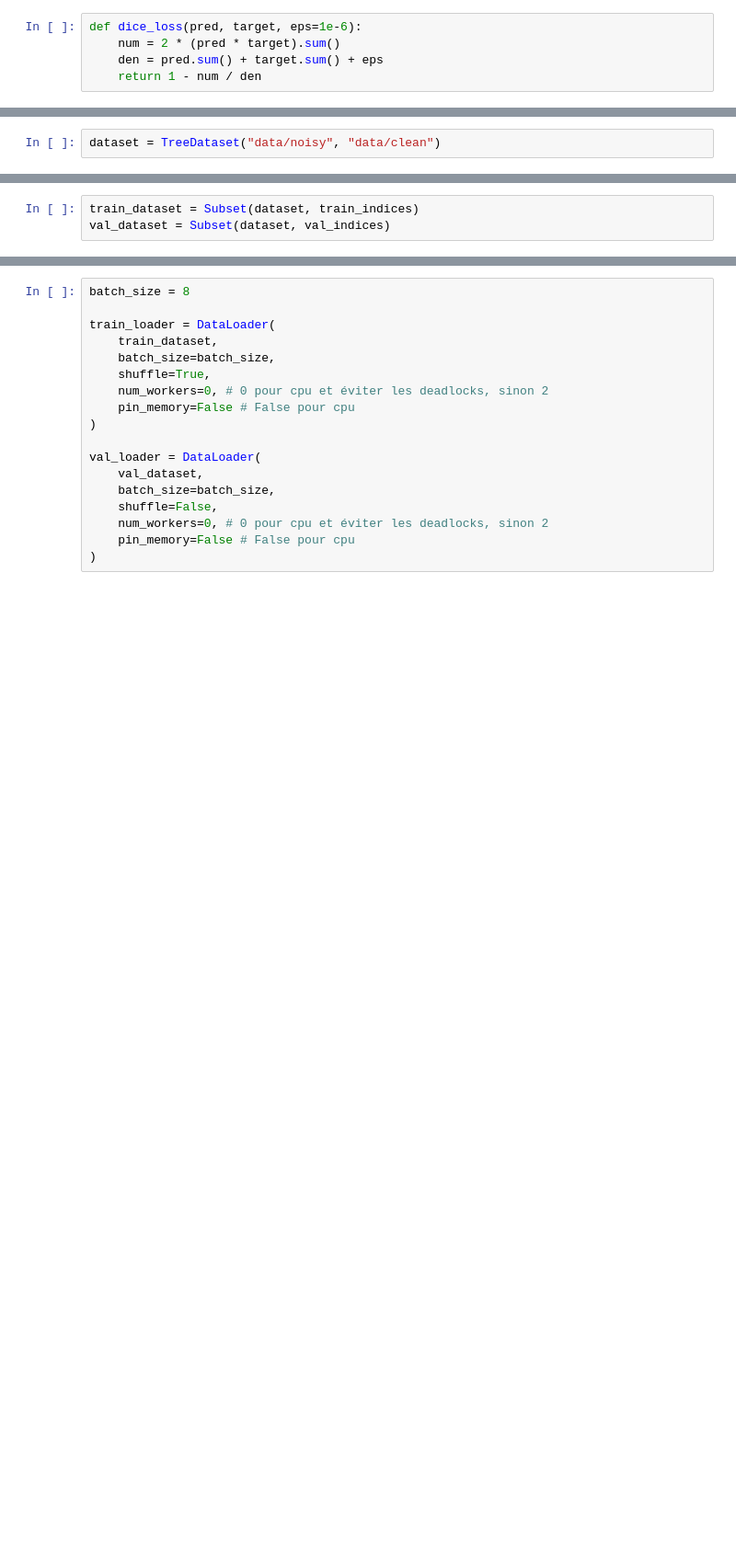
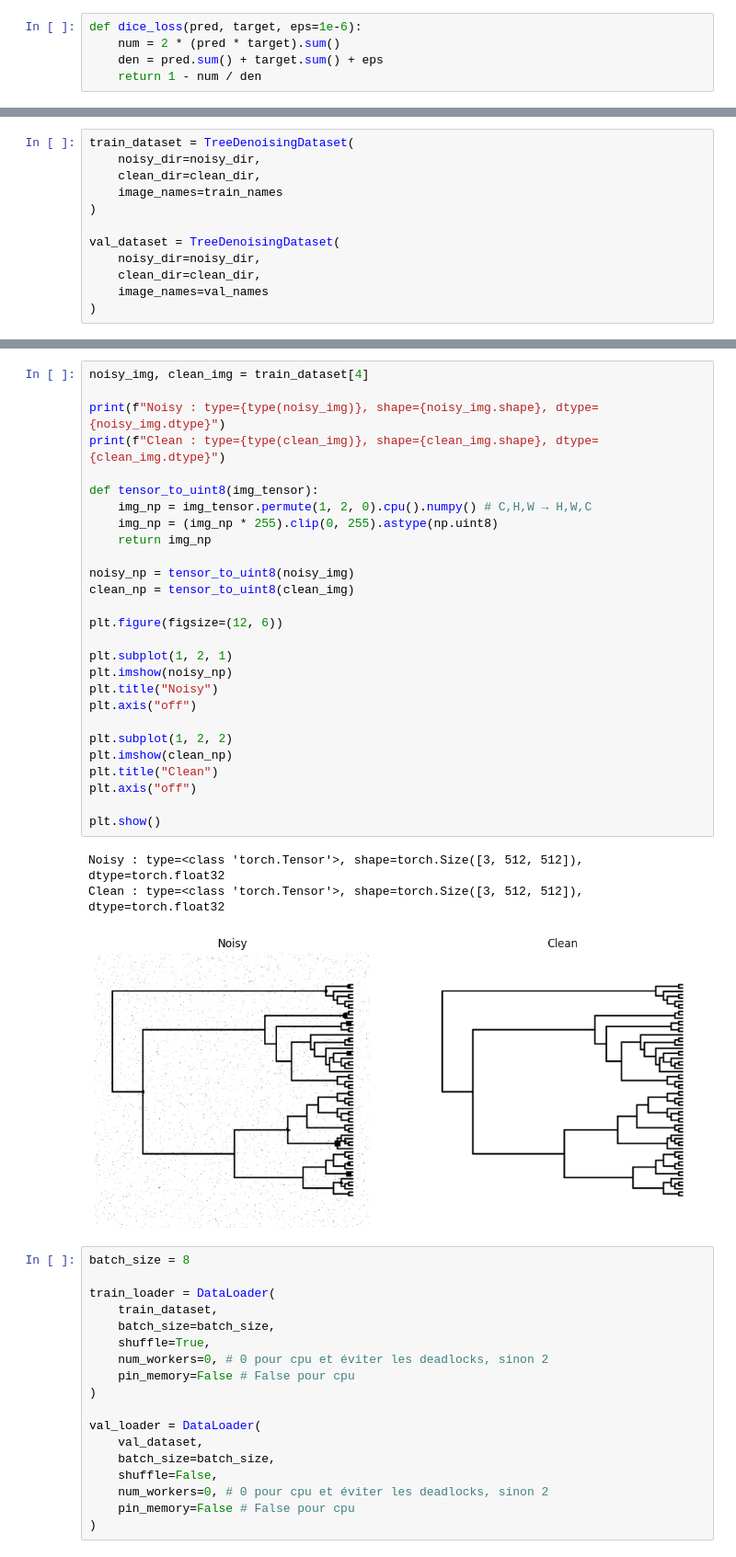
Before and after one commit to BDorian332/ITPT, a Jupyter notebook: dev/_notebooks/label_extraction_paddleocr.ipynb, the cells around one changed output, grey strips where cells are left out. Shown at 92% size. Cells and saved outputs as stored; diff of their text form; blank space fills up the shorter version.

```diff
--- a/dev/_notebooks/label_extraction_paddleocr.ipynb
+++ b/dev/_notebooks/label_extraction_paddleocr.ipynb
@@ -2288,2 +2353,12 @@ def train_model(
 # %%
-dataset = TreeDataset("data/noisy", "data/clean")
+train_dataset = TreeDenoisingDataset(
+    noisy_dir=noisy_dir,
+    clean_dir=clean_dir,
+    image_names=train_names
+)
+
+val_dataset = TreeDenoisingDataset(
+    noisy_dir=noisy_dir,
+    clean_dir=clean_dir,
+    image_names=val_names
+)
@@ -2299,5 +2365,2 @@ train_indices, val_indices = train_test_split(
-# %%
-train_dataset = Subset(dataset, train_indices)
-val_dataset = Subset(dataset, val_indices)
 # %%
 print(f"Train samples: {len(train_dataset)}, Validation samples: {len(val_dataset)}")
@@ -2304,3 +2369,34 @@ print(f"Train samples: {len(train_dataset)}, Validation samples: {len(val_datase
+# %%
+noisy_img, clean_img = train_dataset[4]
+
+print(f"Noisy : type={type(noisy_img)}, shape={noisy_img.shape}, dtype={noisy_img.dtype}")
+print(f"Clean : type={type(clean_img)}, shape={clean_img.shape}, dtype={clean_img.dtype}")
+
+def tensor_to_uint8(img_tensor):
+    img_np = img_tensor.permute(1, 2, 0).cpu().numpy() # C,H,W → H,W,C
+    img_np = (img_np * 255).clip(0, 255).astype(np.uint8)
+    return img_np
+
+noisy_np = tensor_to_uint8(noisy_img)
+clean_np = tensor_to_uint8(clean_img)
+
+plt.figure(figsize=(12, 6))
+
+plt.subplot(1, 2, 1)
+plt.imshow(noisy_np)
+plt.title("Noisy")
+plt.axis("off")
+
+plt.subplot(1, 2, 2)
+plt.imshow(clean_np)
+plt.title("Clean")
+plt.axis("off")
+
+plt.show()
+# %% [output]
+Noisy : type=<class 'torch.Tensor'>, shape=torch.Size([3, 512, 512]), dtype=torch.float32
+Clean : type=<class 'torch.Tensor'>, shape=torch.Size([3, 512, 512]), dtype=torch.float32
+[figure, added]
 # %%
 batch_size = 8
 
```
Also changed, not shown: parts of 34 cells of this notebook.
